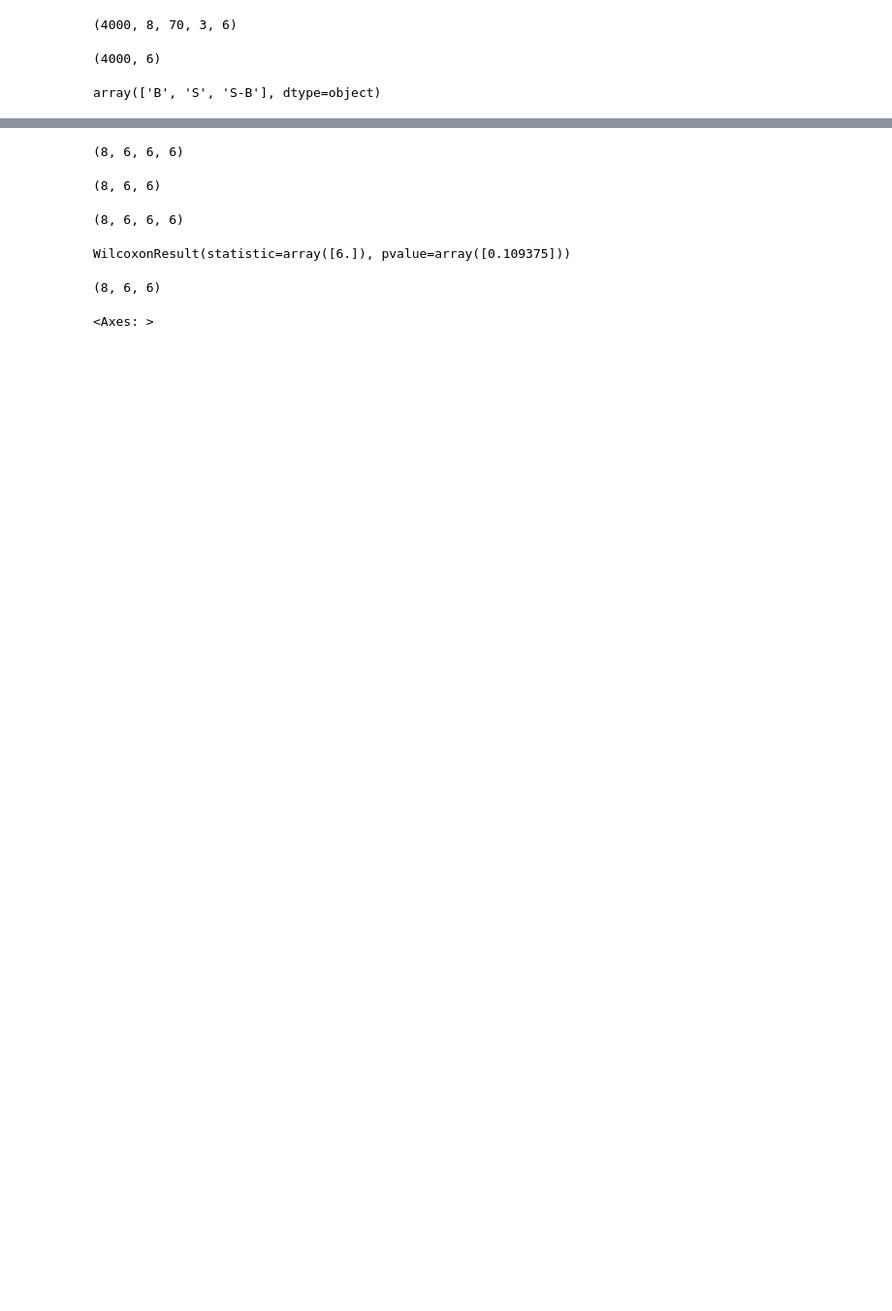
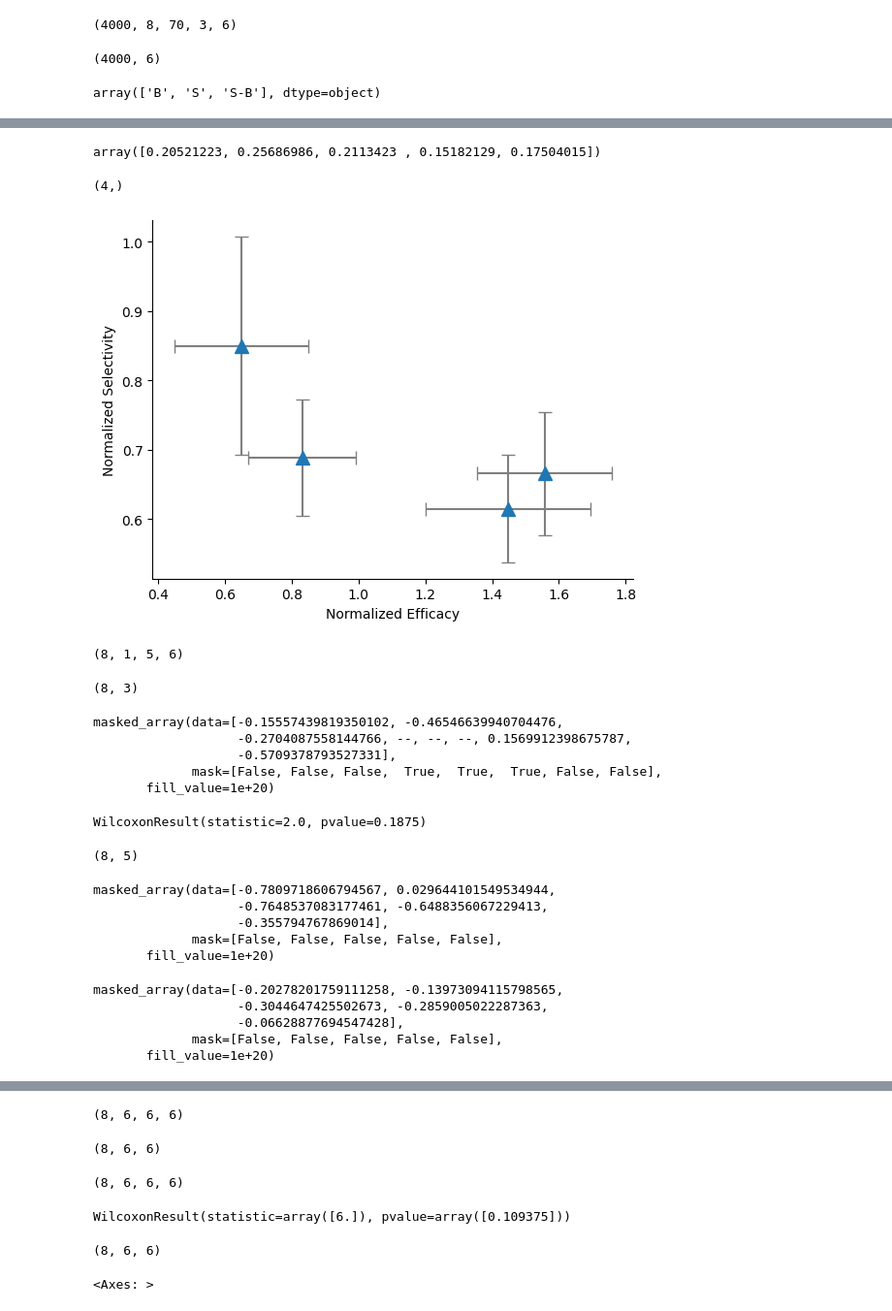
Before and after one commit to hbmep/rat-mapping, a Jupyter notebook: notebooks/C_SMA_LAR/mep_amplitude.ipynb, the cells around one changed output, grey strips where cells are left out. Shown at 97% size. Cells and saved outputs as stored; diff of their text form; code cells hidden in the pictures; blank space fills up the shorter version.

```diff
--- a/notebooks/C_SMA_LAR/mep_amplitude.ipynb
+++ b/notebooks/C_SMA_LAR/mep_amplitude.ipynb
@@ -148,0 +451,6 @@ norm_y.shape
+# %%
+avg_big = np.delete(avg_big, 3)
+# %%
+avg_sel_big= np.delete(avg_sel_big, 3)
+sem_sel_big = np.delete(sem_sel_big, 3)
+sem_eff_big = np.delete(sem_eff_big, 3)
@@ -148,0 +486,4 @@ norm_y.shape
+# %%
+sem_eff_small
+# %% [output]
+array([0.20521223, 0.25686986, 0.2113423 , 0.15182129, 0.17504015])
@@ -148,0 +492,17 @@ norm_y.shape
+# %%
+sem_sel_big = stats.sem(selectivity_big[:,0,(0,1,3,4)], axis=0)
+# %%
+sem_sel_big.shape
+# %% [output]
+(4,)
+# %%
+plt.errorbar(x=1/avg_big, y=avg_sel_big, yerr=sem_sel_big, xerr=(sem_eff_big/avg_big**2), fmt='^', capsize=5,ms = 10, ecolor='gray', label='Avg with SEM')
+plt.xlabel("Normalized Efficacy")
+plt.ylabel("Normalized Selectivity")
+sns.despine()
+# %% [output]
+[figure, added]
+# %%
+diff.shape
+# %% [output]
+(8, 1, 5, 6)
@@ -148,0 +511,16 @@ norm_y.shape
+# %%
+diff_sel[:,(0,2,3)].shape
+# %% [output]
+(8, 3)
+# %%
+diff_sel[:,(0,2,3)].mean(axis = 1)
+# %% [output]
+masked_array(data=[-0.15557439819350102, -0.46546639940704476,
+                   -0.2704087558144766, --, --, --, 0.1569912398675787,
+                   -0.5709378793527331],
+             mask=[False, False, False,  True,  True,  True, False, False],
+       fill_value=1e+20)
+# %%
+stats.wilcoxon(diff_sel[:,(0,2,3)].mean(axis = 1), axis=0)
+# %% [output]
+WilcoxonResult(statistic=2.0, pvalue=0.1875)
@@ -148,0 +529,4 @@ norm_y.shape
+# %%
+diff_eff.shape
+# %% [output]
+(8, 5)
@@ -148,0 +538,16 @@ norm_y.shape
+# %%
+avg_diff_eff
+# %% [output]
+masked_array(data=[-0.7809718606794567, 0.029644101549534944,
+                   -0.7648537083177461, -0.6488356067229413,
+                   -0.355794767869014],
+             mask=[False, False, False, False, False],
+       fill_value=1e+20)
+# %%
+avg_diff_sel
+# %% [output]
+masked_array(data=[-0.20278201759111258, -0.13973094115798565,
+                   -0.3044647425502673, -0.2859005022287363,
+                   -0.06628877694547428],
+             mask=[False, False, False, False, False],
+       fill_value=1e+20)
```
Also changed, not shown: parts of 109 cells of this notebook, 14 other files.
